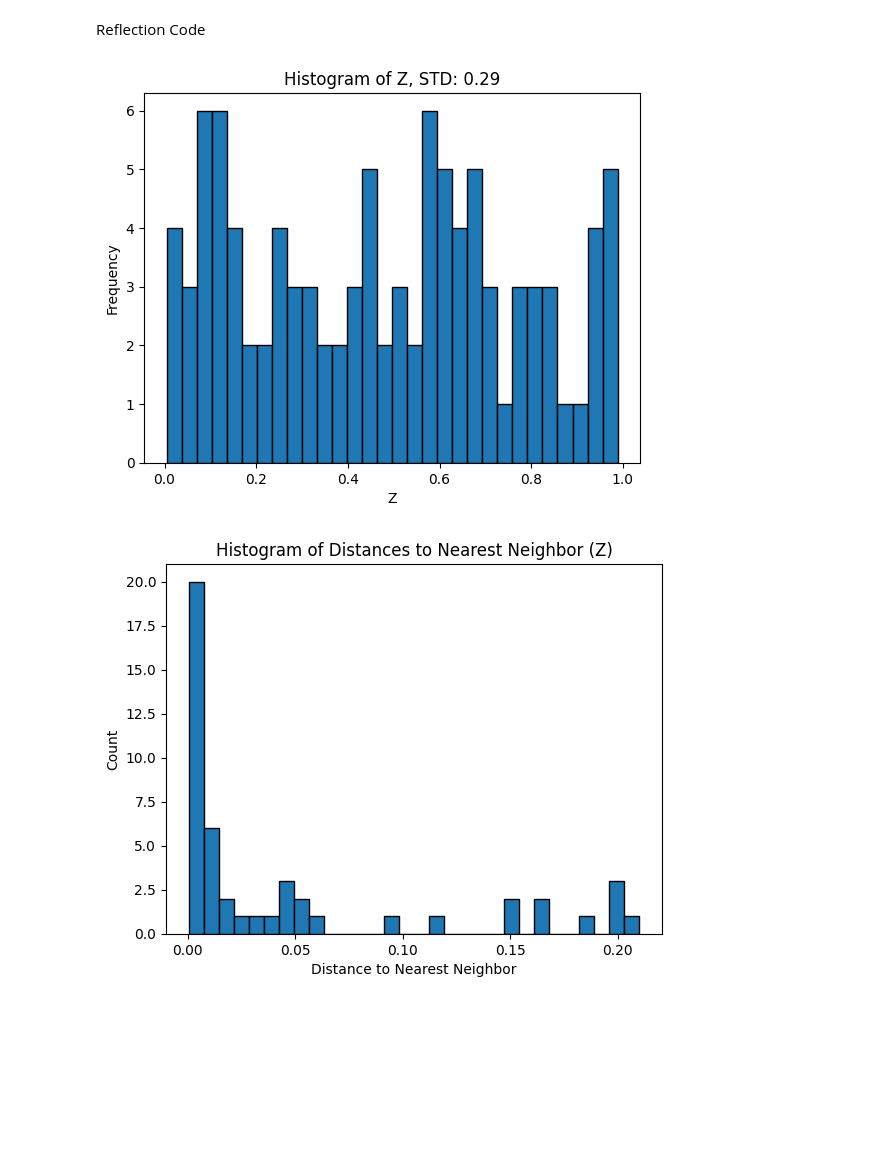
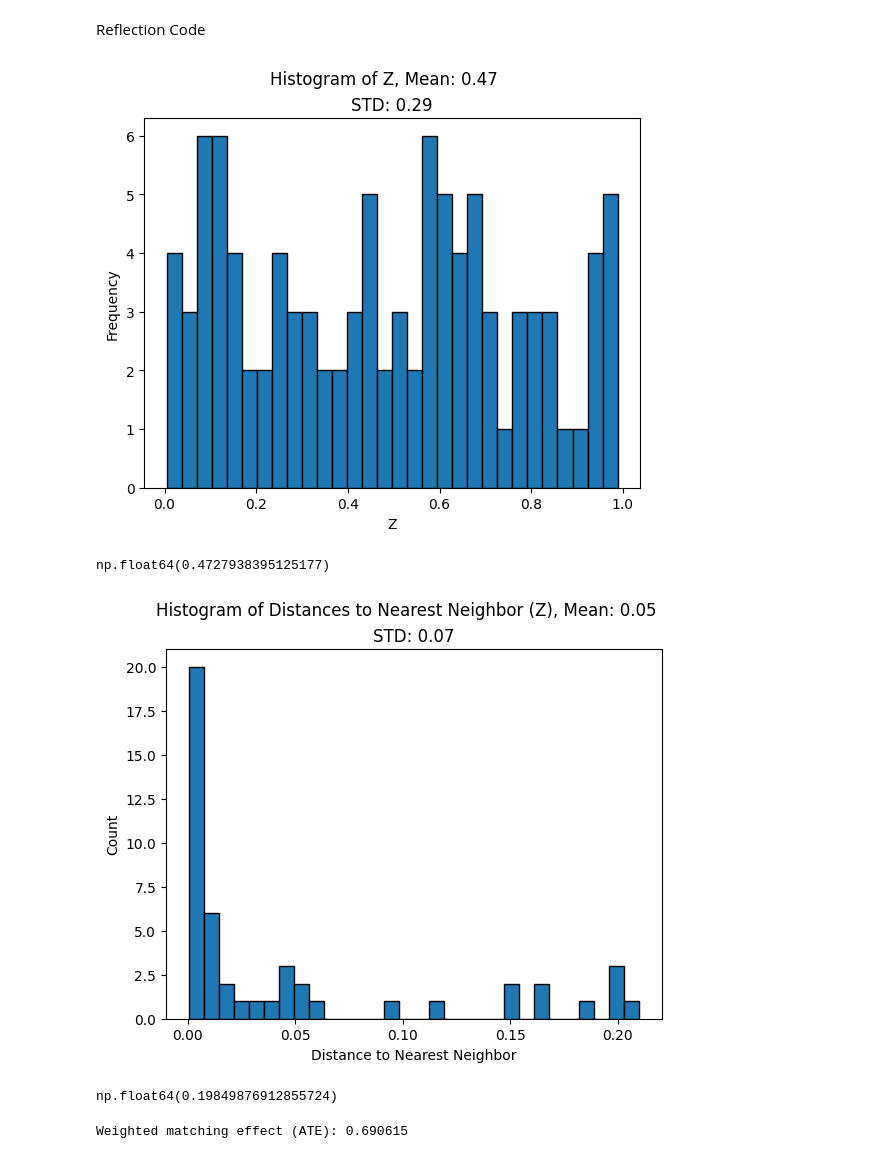
Before and after one commit to cdc18b/dxstats, a Jupyter notebook: quiz1.ipynb, the cells around one changed output. Drawn from its saved outputs; the diff is of its cells as text; code cells hidden in the pictures; blank space fills up the shorter version.

```diff
--- a/quiz1.ipynb
+++ b/quiz1.ipynb
@@ -204,11 +204,16 @@ Reflection Code
 # %%
 h12["Z"].hist(bins=30, grid=False, edgecolor='black')
 plt.xlabel("Z")
 plt.ylabel("Frequency")
-plt.title("Histogram of Z, STD: %.2f" % h12["Z"].std())
+plt.suptitle("Histogram of Z, Mean: %.2f" % h12["Z"].mean())
+plt.title("STD: %.2f" % h12["Z"].std())
 plt.show()
 # %% [output]
-[figure, old version]
+[figure, new version]
+# %%
+h12["Z"].mean()
+# %% [output]
+np.float64(0.4727938395125177)
 # %%
 treated = h12[h12["X"] == 1]
 control = h12[h12["X"] == 0]
@@ -220,7 +225,57 @@ distances, indices = prediction
 plt.hist(distances.flatten(), bins=30, edgecolor='black')
 plt.xlabel("Distance to Nearest Neighbor")
 plt.ylabel("Count")
-plt.title("Histogram of Distances to Nearest Neighbor (Z)")
+plt.suptitle("Histogram of Distances to Nearest Neighbor (Z), Mean: %.2f" % distances.mean())
+plt.title("STD: %.2f" % distances.std())
 plt.show()
 # %% [output]
-[figure, old version]
+[figure, new version]
+# %%
+np.percentile(distances, 95)
+# %% [output]
+np.float64(0.19849876912855724)
+# %%
+# Split the data into treated (X=1) and control (X=0)
+treated = h12[h12["X"] == 1].reset_index(drop=True)
+control = h12[h12["X"] == 0].reset_index(drop=True)
+
+# Pull out the control group's Z and Y as arrays for easier math
+control_Z = control["Z"].to_numpy()
+control_Y = control["Y"].to_numpy()
+
+# Store the effect for each treated unit
+effects = []
+
+# Loop through each treated row
+for i in range(len(treated)):
+    # Get this treated unit's Z and Y
+    z_treated = treated.loc[i, "Z"]
+    y_treated = treated.loc[i, "Y"]
+
+    # Calculate distances in Z between this treated unit and all control units
+    distances = np.abs(control_Z - z_treated)
+    max_distance = distances.max()
+
+    # Turn distances into weights
+    # Exact match (distance = 0) weight = 1
+    # Farthest control (distance = max_distance) weight = 0
+    # Everyone else somewhere in between (linear scale)
+    if max_distance == 0:
+        weights = np.ones_like(distances, dtype=float)
+    else:
+        weights = 1.0 - (distances / max_distance)
+        weights = np.clip(weights, 0.0, 1.0)
+
+    # Weighted average outcome (Y) from the control group
+    y_control_weighted = float((weights * control_Y).sum() / weights.sum())
+
+    # Effect for this treated unit = treated Y minus weighted control Y
+    effect = y_treated - y_control_weighted
+    effects.append(effect)
+
+# Average treatment effect across all treated units
+average_effect = float(np.mean(effects))
+
+print("Weighted matching effect (ATE):", round(average_effect, 6))
+# %% [output]
+Weighted matching effect (ATE): 0.690615
```
Also changed, not shown: 1 other file.
